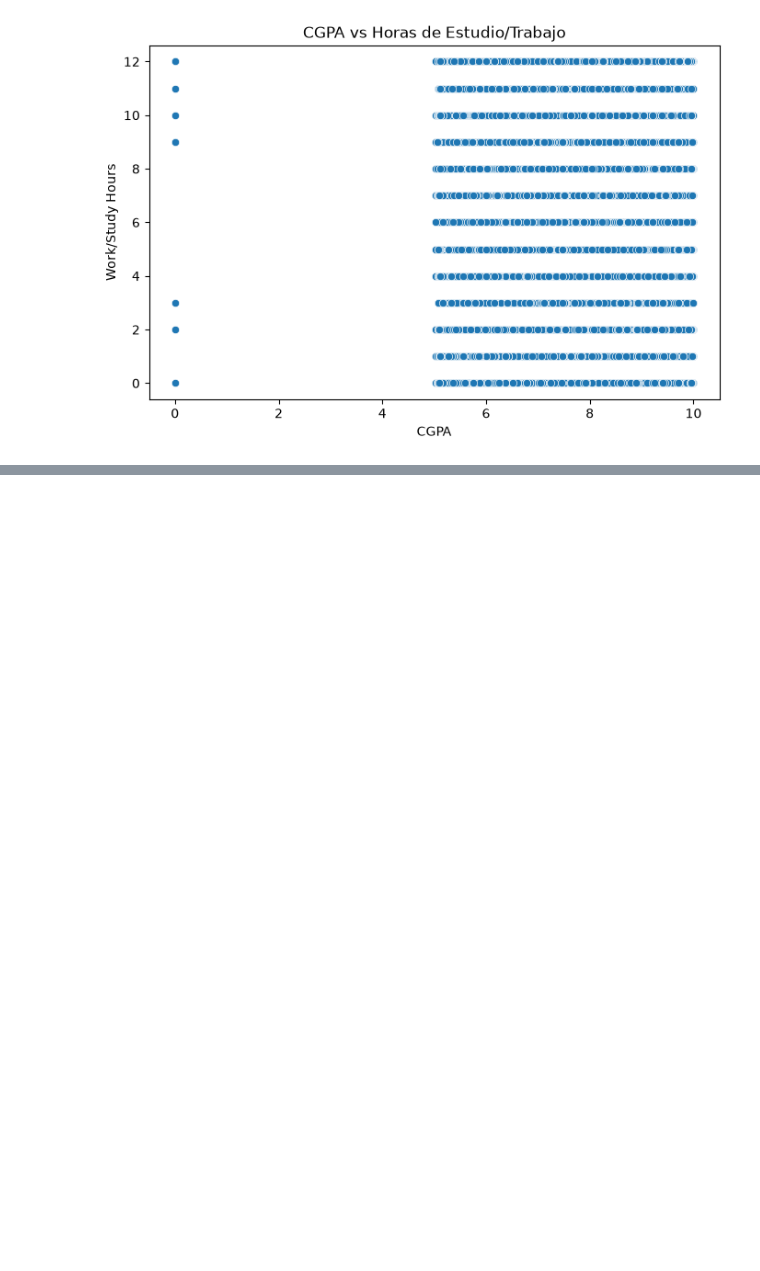
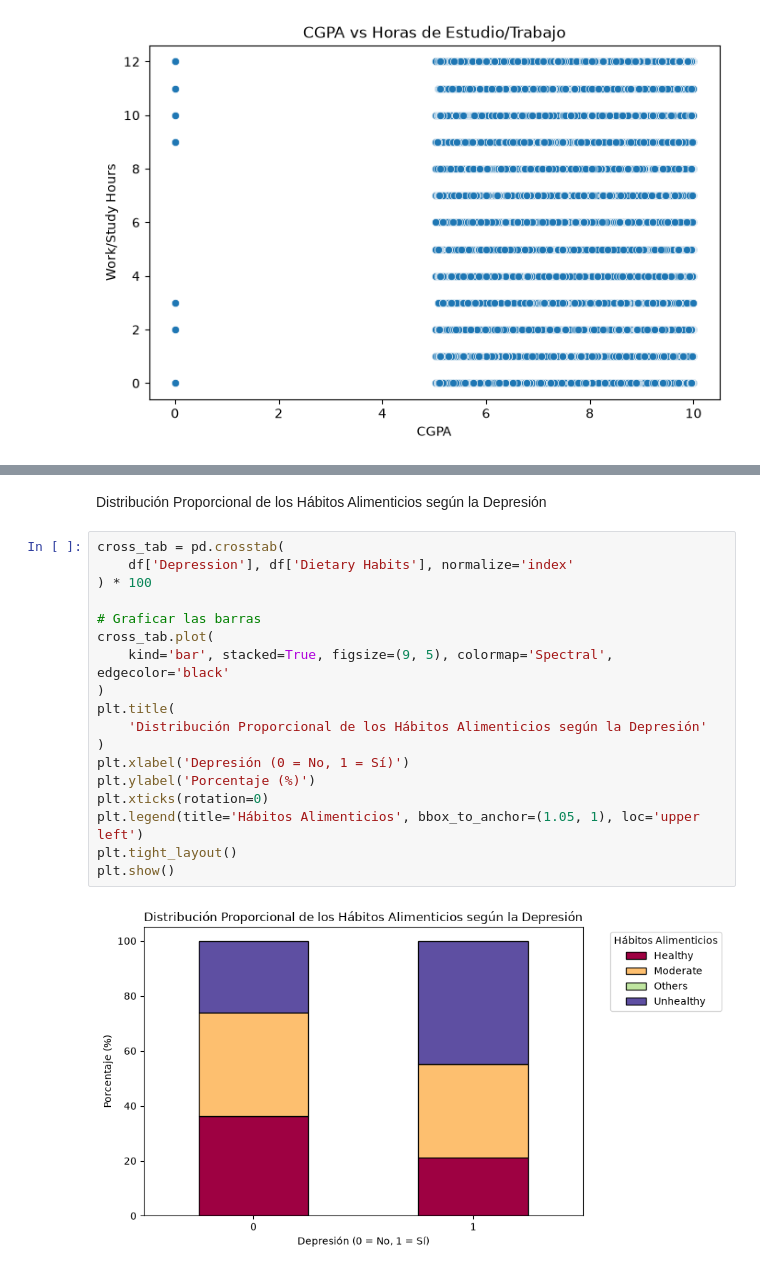
Before and after one commit to Sky-Dc/Clases_Analitica-, a Jupyter notebook: Practica1.ipynb, the cells around one changed output, grey strips where cells are left out. Drawn from its saved outputs; the diff is of its cells as text; blank space fills up the shorter version.

```diff
--- a/Practica1.ipynb
+++ b/Practica1.ipynb
@@ -570,0 +584,22 @@ plt.show()
+# %% [markdown]
+Distribución Proporcional de los Hábitos Alimenticios según la Depresión
+# %%
+cross_tab = pd.crosstab(
+    df['Depression'], df['Dietary Habits'], normalize='index'
+) * 100
+
+# Graficar las barras
+cross_tab.plot(
+    kind='bar', stacked=True, figsize=(9, 5), colormap='Spectral', edgecolor='black'
+)
+plt.title(
+    'Distribución Proporcional de los Hábitos Alimenticios según la Depresión'
+)
+plt.xlabel('Depresión (0 = No, 1 = Sí)')
+plt.ylabel('Porcentaje (%)')
+plt.xticks(rotation=0)
+plt.legend(title='Hábitos Alimenticios', bbox_to_anchor=(1.05, 1), loc='upper left')
+plt.tight_layout()
+plt.show()
+# %% [output]
+[figure, added]
```
Also changed, not shown: parts of 44 cells of this notebook.
